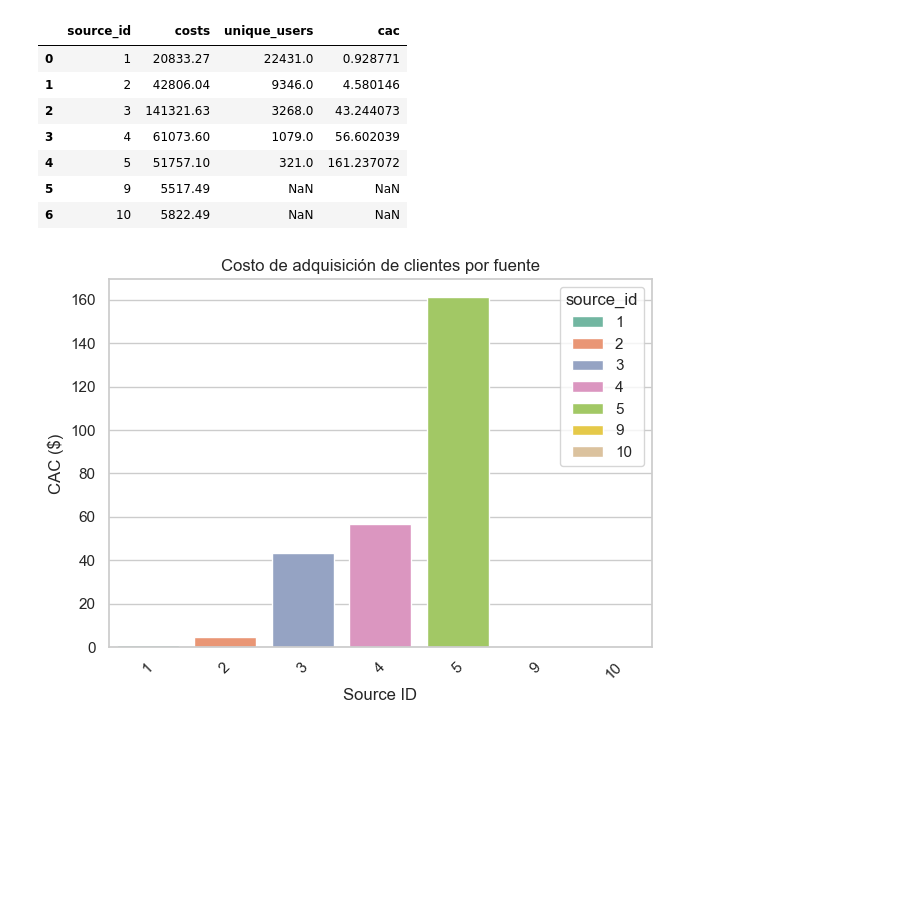
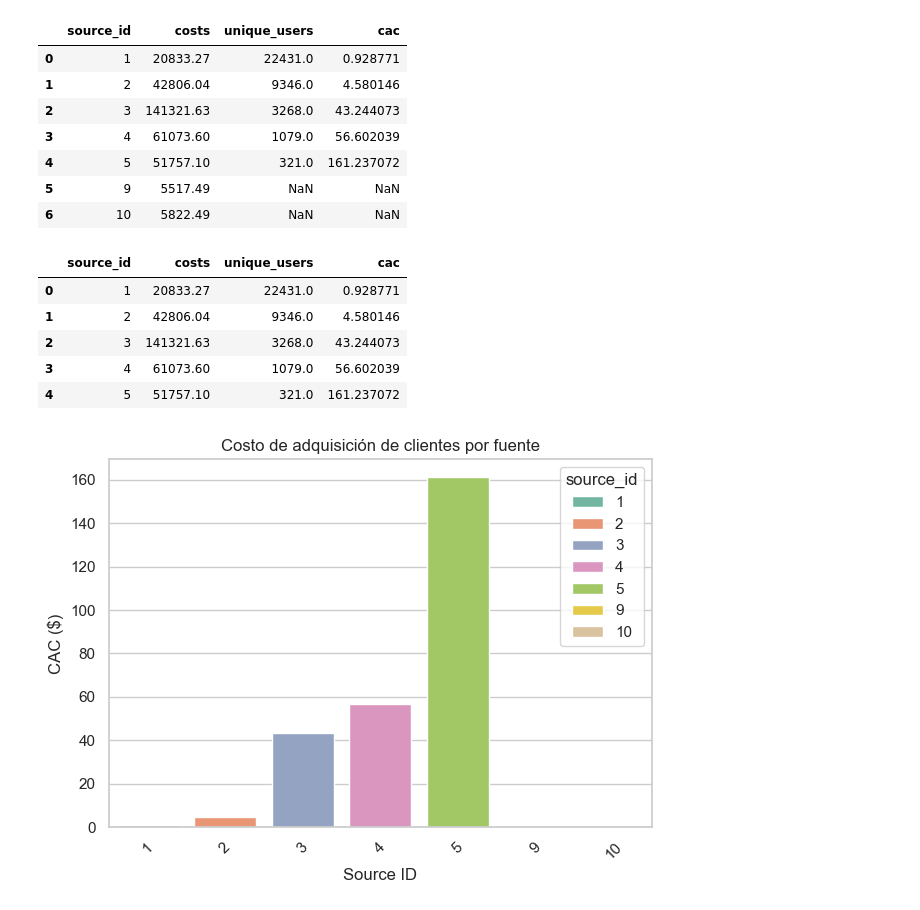
Before and after one commit to latostadorano/tt_s09_showz_tickets, a Jupyter notebook: s_09.ipynb, the cells around one changed output. Drawn from its saved outputs; the diff is of its cells as text; code cells hidden in the pictures; blank space fills up the shorter version.

```diff
--- a/s_09.ipynb
+++ b/s_09.ipynb
@@ -669,6 +640,15 @@ cac
 | 4 | 5 | 51757.10 | 321.0 | 161.237072 |
 | 5 | 9 | 5517.49 | NaN | NaN |
 | 6 | 10 | 5822.49 | NaN | NaN |
+# %%
+cac.head()
+# %% [output]
+|  | source_id | costs | unique_users | cac |
+| 0 | 1 | 20833.27 | 22431.0 | 0.928771 |
+| 1 | 2 | 42806.04 | 9346.0 | 4.580146 |
+| 2 | 3 | 141321.63 | 3268.0 | 43.244073 |
+| 3 | 4 | 61073.60 | 1079.0 | 56.602039 |
+| 4 | 5 | 51757.10 | 321.0 | 161.237072 |
 # %%
 # Graficamos
 
```
Also changed, not shown: parts of 5 cells of this notebook.
